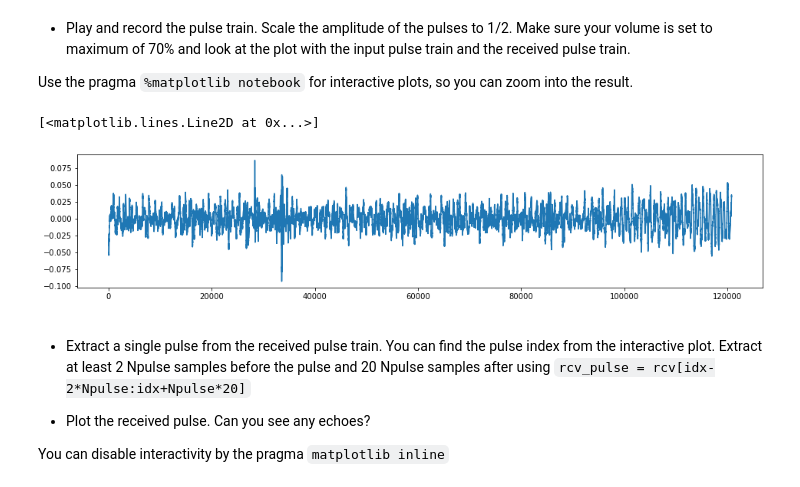
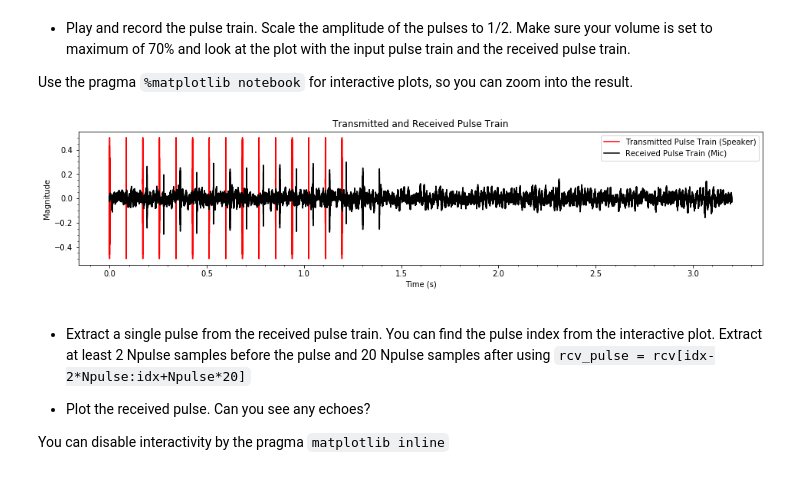
Before and after one commit to EricNRodriguez/ELEC3305_sonar, a Jupyter notebook: sonarpackage/TimeDomain-Sonar.ipynb, the cells around one changed output. Saved outputs shown, nothing was run; the diff lists cells and outputs as text; code cells hidden in the pictures.

```diff
--- a/sonarpackage/TimeDomain-Sonar.ipynb
+++ b/sonarpackage/TimeDomain-Sonar.ipynb
@@ -947,15 +947,24 @@ rcv = xciever(realPulseTrain/2.0, fs)
-# %%
-%matplotlib inline
-# your code here
-
-width, height = plt.figaspect(0.2)
-fig = plt.figure(figsize=(width,height))
-
-# Need to also include second plot of pulse train
-plt.plot(rcv)
-# %% [output]
-[<matplotlib.lines.Line2D at 0x...>]
-[figure, removed]
+# %%
+%matplotlib inline
+# your code here
+
+width, height = plt.figaspect(0.2)
+fig = plt.figure(figsize=(width,height))
+
+# Plot generated pulse train
+plt.plot(tAxis[0:len(realPulseTrain)], realPulseTrain/2.0,color='r')
+
+# Plot received pulse train audio
+tAxis = np.r_[0:len(rcv)]/fs
+plt.plot(tAxis,rcv,color='k')
+
+plt.xlabel("Time (s)")
+plt.ylabel("Magnitude")
+plt.title("Transmitted and Received Pulse Train")
+plt.legend(["Transmitted Pulse Train (Speaker)", "Received Pulse Train (Mic)"],loc=1)
+plt.minorticks_on()
+# %% [output]
+[figure, added]
 # %% [markdown]
 * Extract a single pulse from the received pulse train. You can find the pulse index from the interactive plot. Extract at least 2 Npulse samples before the pulse and 20 Npulse samples after using `rcv_pulse = rcv[idx-2*Npulse:idx+Npulse*20]`
 
```
Also changed, not shown: parts of 17 cells of this notebook.
